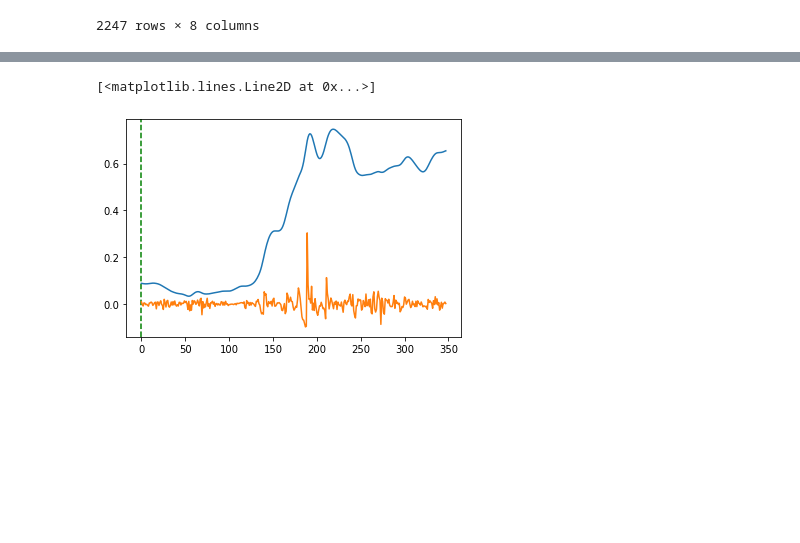
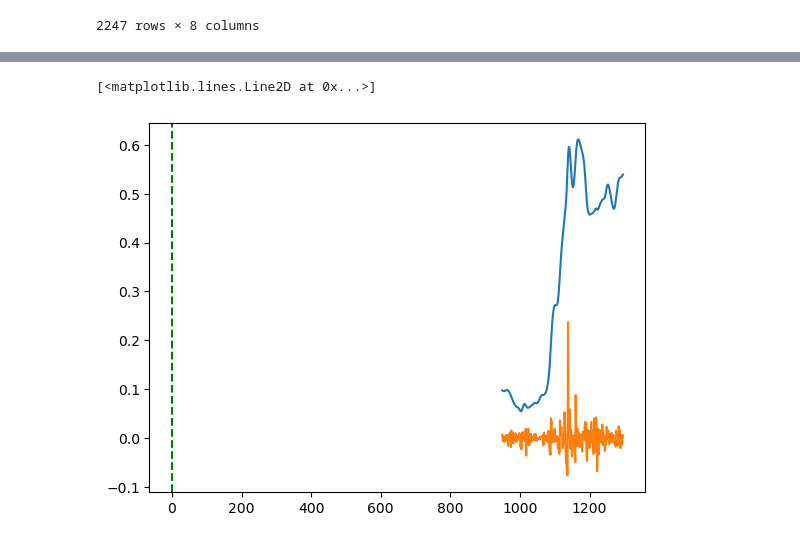
Before and after one commit to DataTa-Da/qm2, a Jupyter notebook: data/crypto/coingecko.ipynb, the cells around one changed output, grey strips where cells are left out. Drawn from its saved outputs; the diff is of its cells as text; code cells hidden in the pictures; blank space fills up the shorter version.

```diff
--- a/data/crypto/coingecko.ipynb
+++ b/data/crypto/coingecko.ipynb
@@ -177,6 +165,7 @@ df
 | 2246 | 0.004763 | 5.537377e+08 | 1.379959e+08 | 1535767024246 | 2018-09-01 01:57:04.246 | 1 | 44.999352 | ... |
 2247 rows × 8 columns
 # %%
+sub_interval_df = df[(df['days_since_tweet'] >= -7) & (df['days_since_tweet'] <= 7)]
 sub_interval_df.plot(x='days_since_tweet',y='min_max_prices',legend=False,ylabel='Min Max Coin Price',xlabel='Days Since Tweet')
 plt.axvline(0,color='green',linestyle='--')
 plt.legend(('Price','Tweet Date'))
@@ -234,12 +223,12 @@ plot_acf(df['min_max_prices'],lags=20)
 # %%
 #Detrending the demand shock using Hodrick-Prescott filter: y(t) = T(t) + C(t) assumption
-Price_cycle, Price_trend = hpfilter(df['min_max_prices'], lamb=100)
+Price_cycle, Price_trend = hpfilter(sub_interval_df['min_max_prices'], lamb=100,)
 plt.axvline(0,color='green',linestyle='--')
 plt.plot(Price_trend)
 plt.plot(Price_cycle)
 # %% [output]
 [<matplotlib.lines.Line2D at 0x...>]
-[figure, old version]
+[figure, new version]
 # %%
 #Reactivity measurement. Here I just get the time intervall between the Tweet and the peak (the min_max_prices)
 #Once we have different cases, we can update this list which we'll constitute a set we can then alayze and compare with other assets.
```
Also changed, not shown: parts of 13 cells of this notebook, 1 other file.
